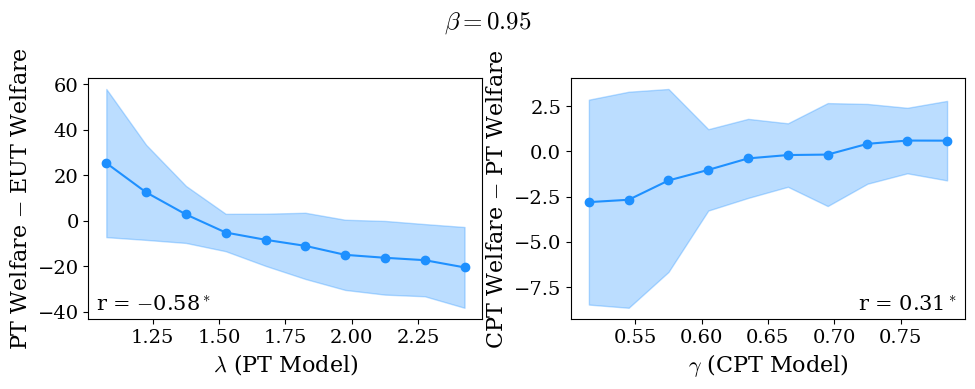
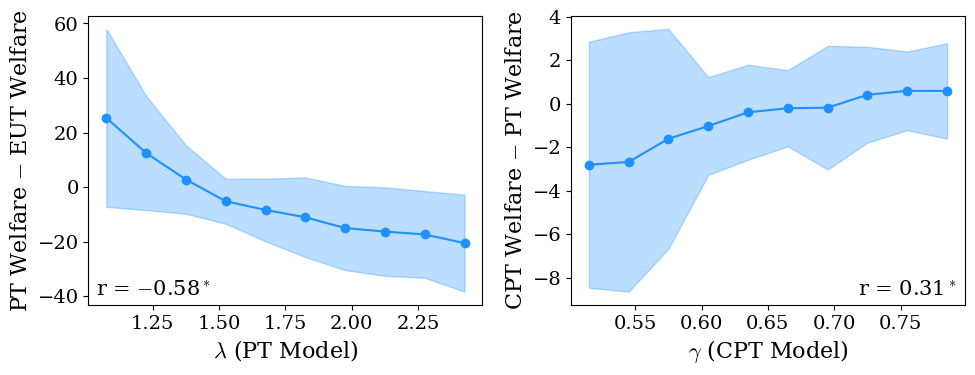
The notebook cell's code change between the first figure and the second:
--- before
+++ after
@@ -74,6 +74,5 @@
     transform=axs[1].transAxes
 )
-plt.suptitle(r"$\beta=0.95$")
 fig.tight_layout()
-#plt.savefig("../figures/gamma_lambda_correlation_welfare_revised.png", bbox_inches="tight")
+plt.savefig("../figures/gamma_lambda_correlation_welfare.pdf", bbox_inches="tight")
 plt.show()

Commit: notebook updates